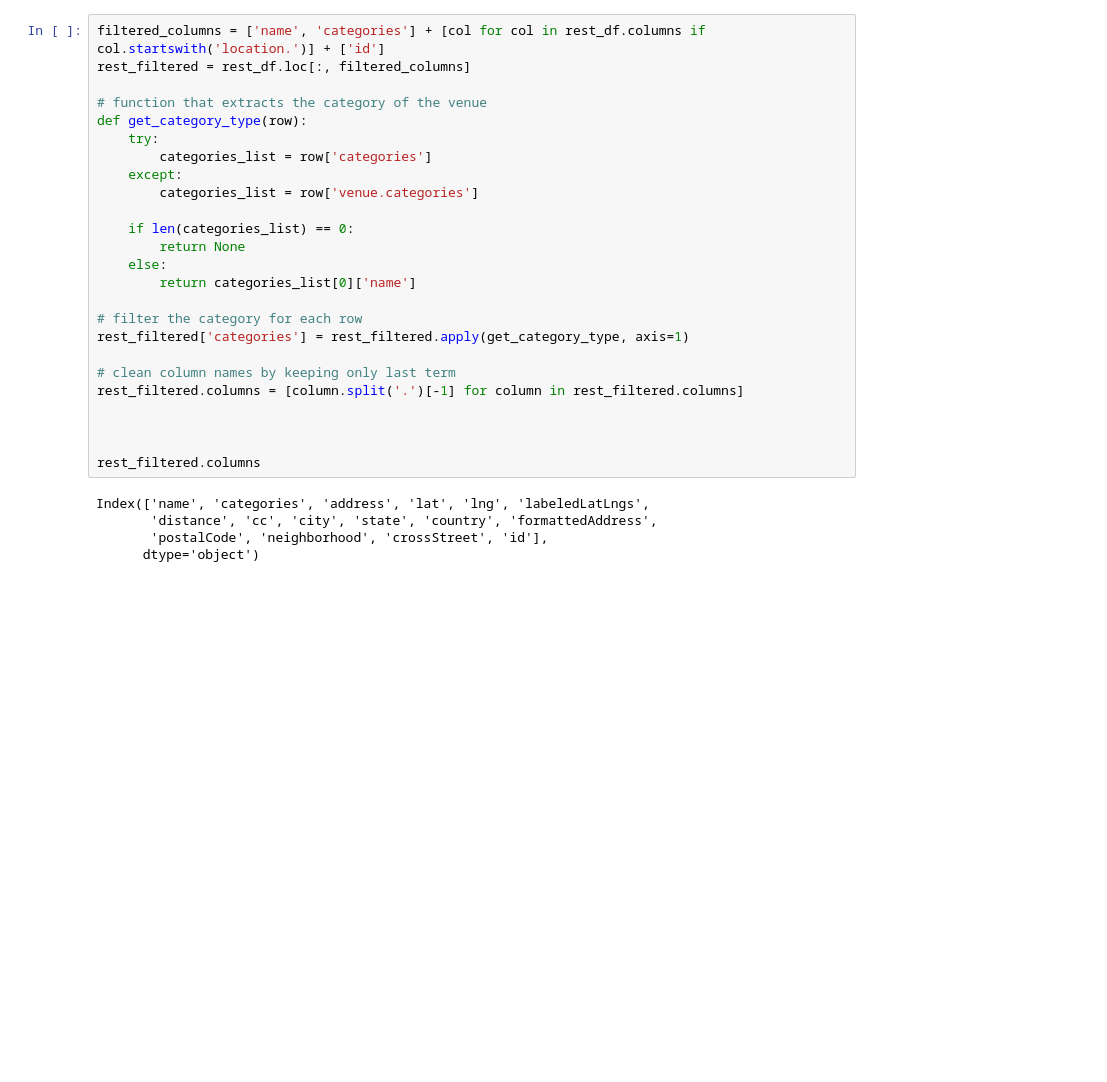
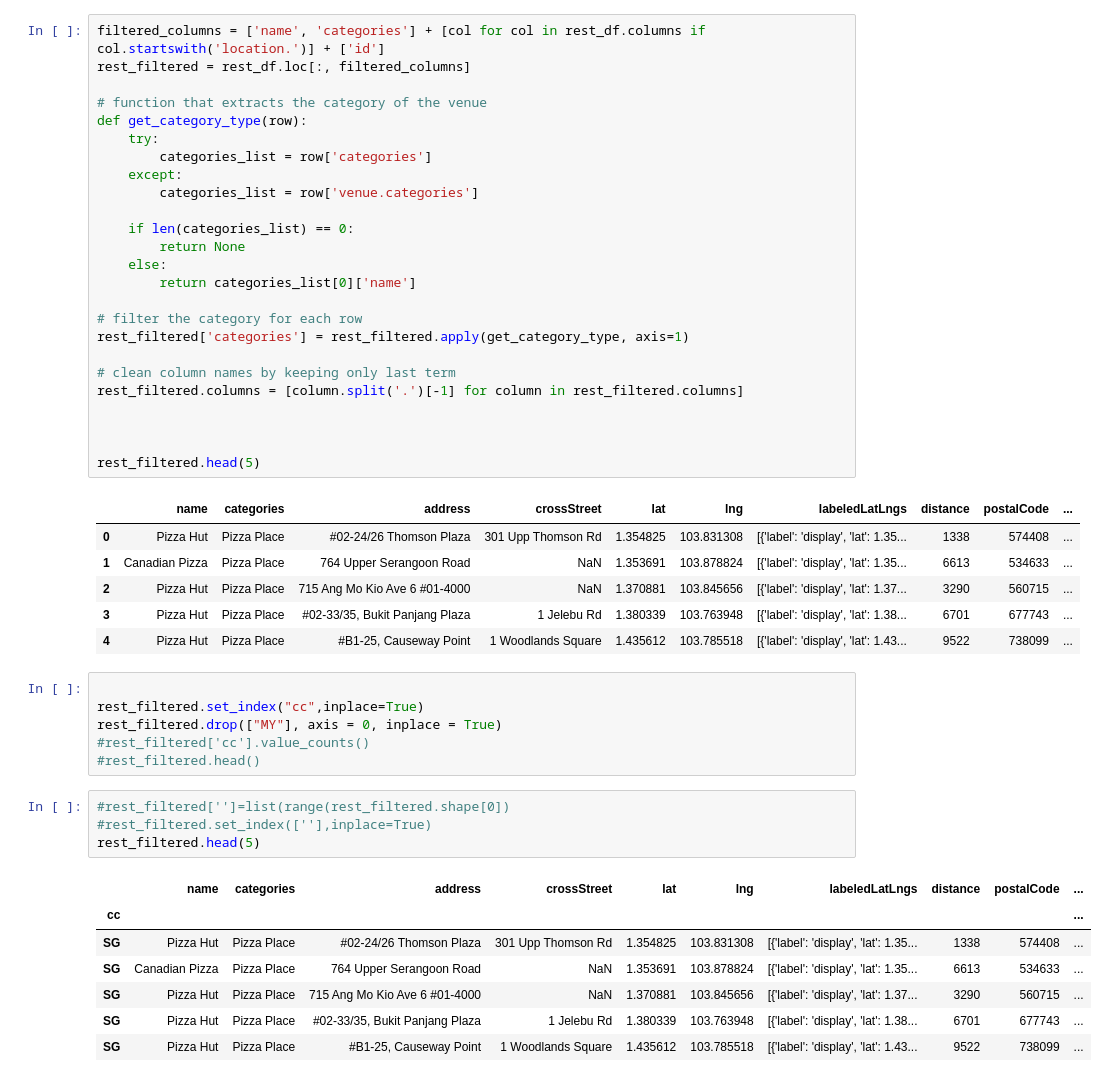
Before and after one commit to kokul93/github-example, a Jupyter notebook: NoteBook.ipynb, the cells around one changed output. Drawn from its saved outputs; the diff is of its cells as text; blank space fills up the shorter version.

```diff
--- a/NoteBook.ipynb
+++ b/NoteBook.ipynb
@@ -90,11 +103,31 @@ rest_filtered.columns = [column.split('.')[-1] for column in rest_filtered.colum
 
 
 
-rest_filtered.columns
+rest_filtered.head(5)
 # %% [output]
-Index(['name', 'categories', 'address', 'lat', 'lng', 'labeledLatLngs',
-       'distance', 'cc', 'city', 'state', 'country', 'formattedAddress',
-       'postalCode', 'neighborhood', 'crossStreet', 'id'],
-      dtype='object')
+|  | name | categories | address | crossStreet | lat | lng | labeledLatLngs | distance | postalCode | ... |
+| 0 | Pizza Hut | Pizza Place | #02-24/26 Thomson Plaza | 301 Upp Thomson Rd | 1.354825 | 103.831308 | [{'label': 'display', 'lat': 1.35... | 1338 | 574408 | ... |
+| 1 | Canadian Pizza | Pizza Place | 764 Upper Serangoon Road | NaN | 1.353691 | 103.878824 | [{'label': 'display', 'lat': 1.35... | 6613 | 534633 | ... |
+| 2 | Pizza Hut | Pizza Place | 715 Ang Mo Kio Ave 6 #01-4000 | NaN | 1.370881 | 103.845656 | [{'label': 'display', 'lat': 1.37... | 3290 | 560715 | ... |
+| 3 | Pizza Hut | Pizza Place | #02-33/35, Bukit Panjang Plaza | 1 Jelebu Rd | 1.380339 | 103.763948 | [{'label': 'display', 'lat': 1.38... | 6701 | 677743 | ... |
+| 4 | Pizza Hut | Pizza Place | #B1-25, Causeway Point | 1 Woodlands Square | 1.435612 | 103.785518 | [{'label': 'display', 'lat': 1.43... | 9522 | 738099 | ... |
+# %%
+
+rest_filtered.set_index("cc",inplace=True)
+rest_filtered.drop(["MY"], axis = 0, inplace = True)
+#rest_filtered['cc'].value_counts()
+#rest_filtered.head()
+# %%
+#rest_filtered['']=list(range(rest_filtered.shape[0])
+#rest_filtered.set_index([''],inplace=True)
+rest_filtered.head(5)
+# %% [output]
+|  | name | categories | address | crossStreet | lat | lng | labeledLatLngs | distance | postalCode | ... |
+| cc |  |  |  |  |  |  |  |  |  | ... |
+| SG | Pizza Hut | Pizza Place | #02-24/26 Thomson Plaza | 301 Upp Thomson Rd | 1.354825 | 103.831308 | [{'label': 'display', 'lat': 1.35... | 1338 | 574408 | ... |
+| SG | Canadian Pizza | Pizza Place | 764 Upper Serangoon Road | NaN | 1.353691 | 103.878824 | [{'label': 'display', 'lat': 1.35... | 6613 | 534633 | ... |
+| SG | Pizza Hut | Pizza Place | 715 Ang Mo Kio Ave 6 #01-4000 | NaN | 1.370881 | 103.845656 | [{'label': 'display', 'lat': 1.37... | 3290 | 560715 | ... |
+| SG | Pizza Hut | Pizza Place | #02-33/35, Bukit Panjang Plaza | 1 Jelebu Rd | 1.380339 | 103.763948 | [{'label': 'display', 'lat': 1.38... | 6701 | 677743 | ... |
+| SG | Pizza Hut | Pizza Place | #B1-25, Causeway Point | 1 Woodlands Square | 1.435612 | 103.785518 | [{'label': 'display', 'lat': 1.43... | 9522 | 738099 | ... |
 # %%
 #Cleaning the DataFrame
```
Also changed, not shown: parts of 27 cells of this notebook, 2 other files.
